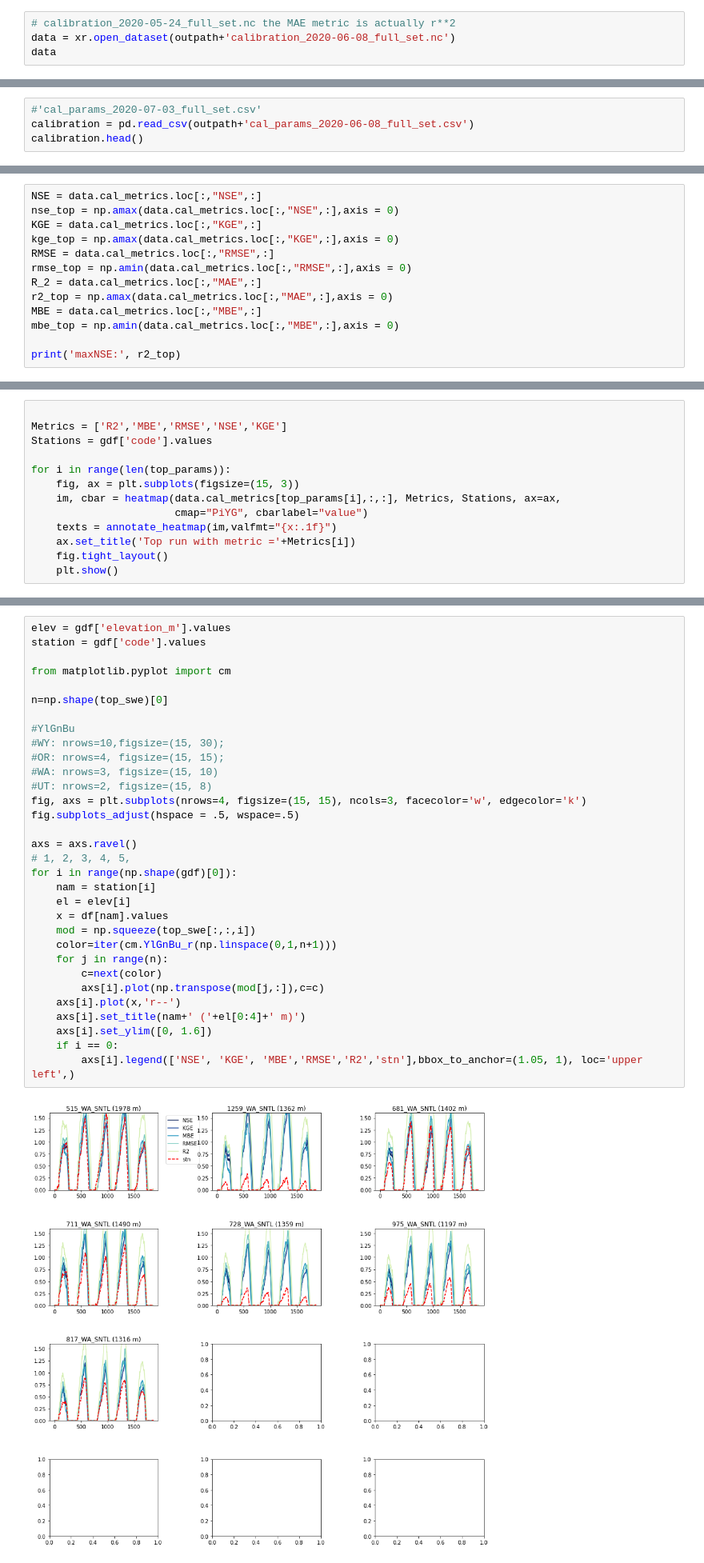
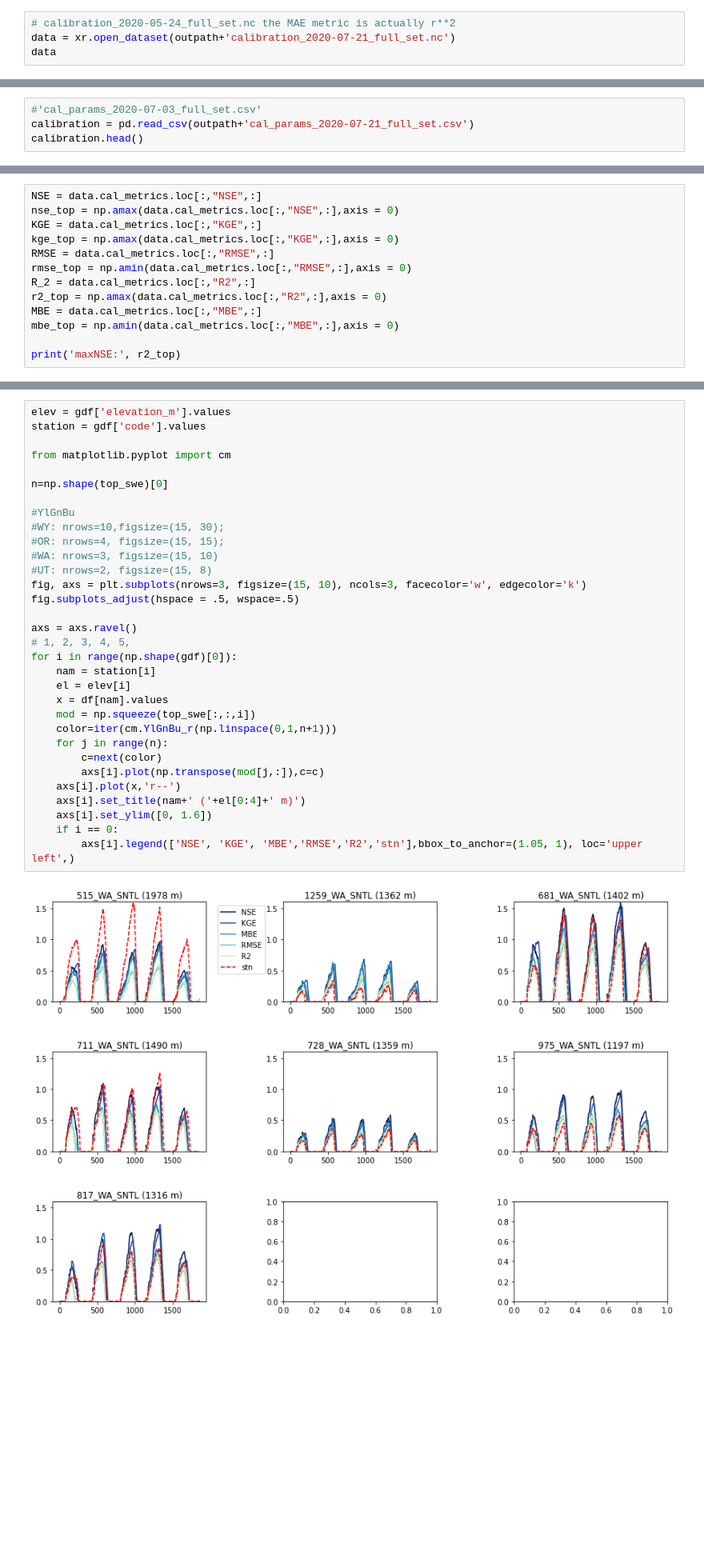
Before and after one commit to snowmodel-tools/calibration_python, a Jupyter notebook: Calibration_postprocess.ipynb, the cells around one changed output, grey strips where cells are left out. Shown: that part at 80% size. Drawn from its saved outputs; the diff is of its cells as text; blank space fills up the shorter version.

Commit message:
turned heatmaps into single figure and fixed plot titles

```diff
--- a/Calibration_postprocess.ipynb
+++ b/Calibration_postprocess.ipynb
@@ -59,6 +59,6 @@ gdf.head()
 # %%
 # calibration_2020-05-24_full_set.nc the MAE metric is actually r**2
-data = xr.open_dataset(outpath+'calibration_2020-06-08_full_set.nc')
+data = xr.open_dataset(outpath+'calibration_2020-07-21_full_set.nc')
 data
 # %% [output]
 <xarray.Dataset>
@@ -75,7 +75,7 @@ Attributes:
     model_parameter:         SWE [m]
 # %%
 #'cal_params_2020-07-03_full_set.csv'
-calibration = pd.read_csv(outpath+'cal_params_2020-06-08_full_set.csv')
+calibration = pd.read_csv(outpath+'cal_params_2020-07-21_full_set.csv')
 calibration.head()
 # %% [output]
 |  | lat_solar_flag | lapse_rate | prec_lapse_rate | ro_snowmax | cf_precip_scalar | ro_adjust | gap_frac |
@@ -94,8 +94,8 @@ KGE = data.cal_metrics.loc[:,"KGE",:]
 kge_top = np.amax(data.cal_metrics.loc[:,"KGE",:],axis = 0)
 RMSE = data.cal_metrics.loc[:,"RMSE",:]
 rmse_top = np.amin(data.cal_metrics.loc[:,"RMSE",:],axis = 0)
-R_2 = data.cal_metrics.loc[:,"MAE",:]
-r2_top = np.amax(data.cal_metrics.loc[:,"MAE",:],axis = 0)
+R_2 = data.cal_metrics.loc[:,"R2",:]
+r2_top = np.amax(data.cal_metrics.loc[:,"R2",:],axis = 0)
 MBE = data.cal_metrics.loc[:,"MBE",:]
 mbe_top = np.amin(data.cal_metrics.loc[:,"MBE",:],axis = 0)
 
@@ -331,16 +329,3 @@ def annotate_heatmap(im, data=None, valfmt="{x:.2f}",
             texts.append(text)
 
     return texts
-# %%
-
-Metrics = ['R2','MBE','RMSE','NSE','KGE']
-Stations = gdf['code'].values
-
-for i in range(len(top_params)):
-    fig, ax = plt.subplots(figsize=(15, 3))
-    im, cbar = heatmap(data.cal_metrics[top_params[i],:,:], Metrics, Stations, ax=ax,
-                       cmap="PiYG", cbarlabel="value")
-    texts = annotate_heatmap(im,valfmt="{x:.1f}")
-    ax.set_title('Top run with metric ='+Metrics[i])
-    fig.tight_layout()
-    plt.show()
@@ -458,33 +485,33 @@ elev = gdf['elevation_m'].values
 station = gdf['code'].values
 
 from matplotlib.pyplot import cm
 
 n=np.shape(top_swe)[0]
 
 #YlGnBu
 #WY: nrows=10,figsize=(15, 30);
 #OR: nrows=4, figsize=(15, 15);
 #WA: nrows=3, figsize=(15, 10)
 #UT: nrows=2, figsize=(15, 8)
-fig, axs = plt.subplots(nrows=4, figsize=(15, 15), ncols=3, facecolor='w', edgecolor='k')
+fig, axs = plt.subplots(nrows=3, figsize=(15, 10), ncols=3, facecolor='w', edgecolor='k')
 fig.subplots_adjust(hspace = .5, wspace=.5)
 
 axs = axs.ravel()
 # 1, 2, 3, 4, 5,
 for i in range(np.shape(gdf)[0]):
     nam = station[i]
     el = elev[i]
     x = df[nam].values
     mod = np.squeeze(top_swe[:,:,i])
     color=iter(cm.YlGnBu_r(np.linspace(0,1,n+1)))
     for j in range(n):
         c=next(color)
         axs[i].plot(np.transpose(mod[j,:]),c=c)
     axs[i].plot(x,'r--')
     axs[i].set_title(nam+' ('+el[0:4]+' m)')
     axs[i].set_ylim([0, 1.6])
     if i == 0:
         axs[i].legend(['NSE', 'KGE', 'MBE','RMSE','R2','stn'],bbox_to_anchor=(1.05, 1), loc='upper left',)
 # %% [output]
-[figure, old version]
+[figure, new version]
 # %%
```
Also changed, not shown: parts of 35 cells of this notebook.
